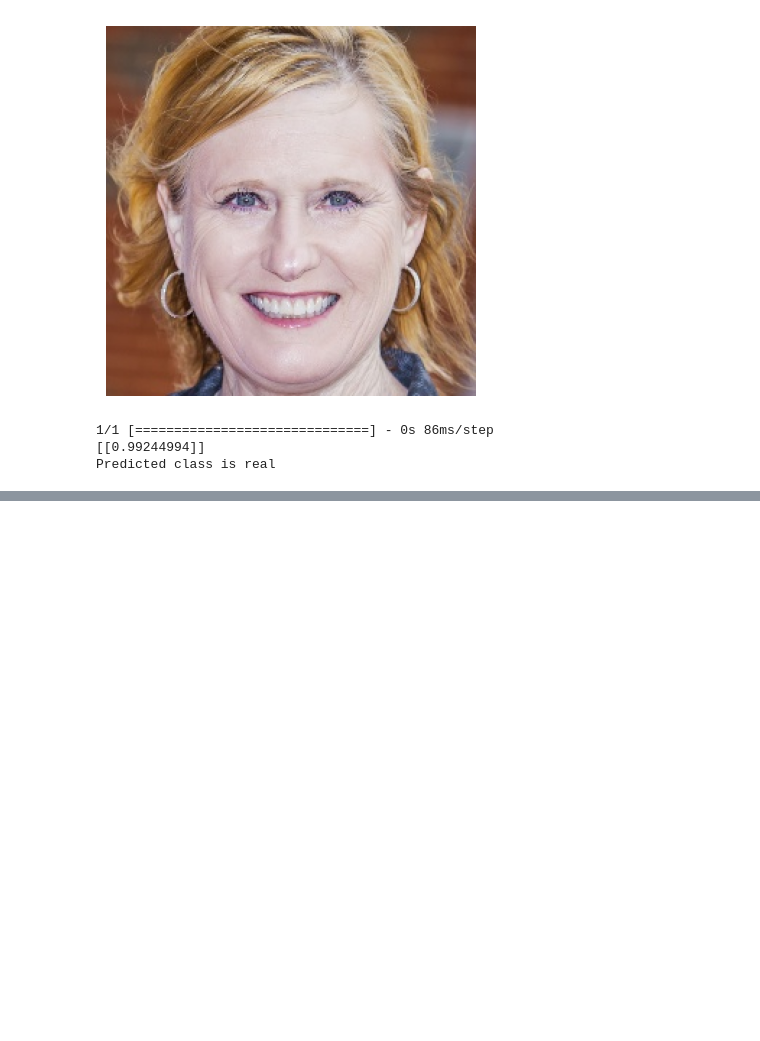
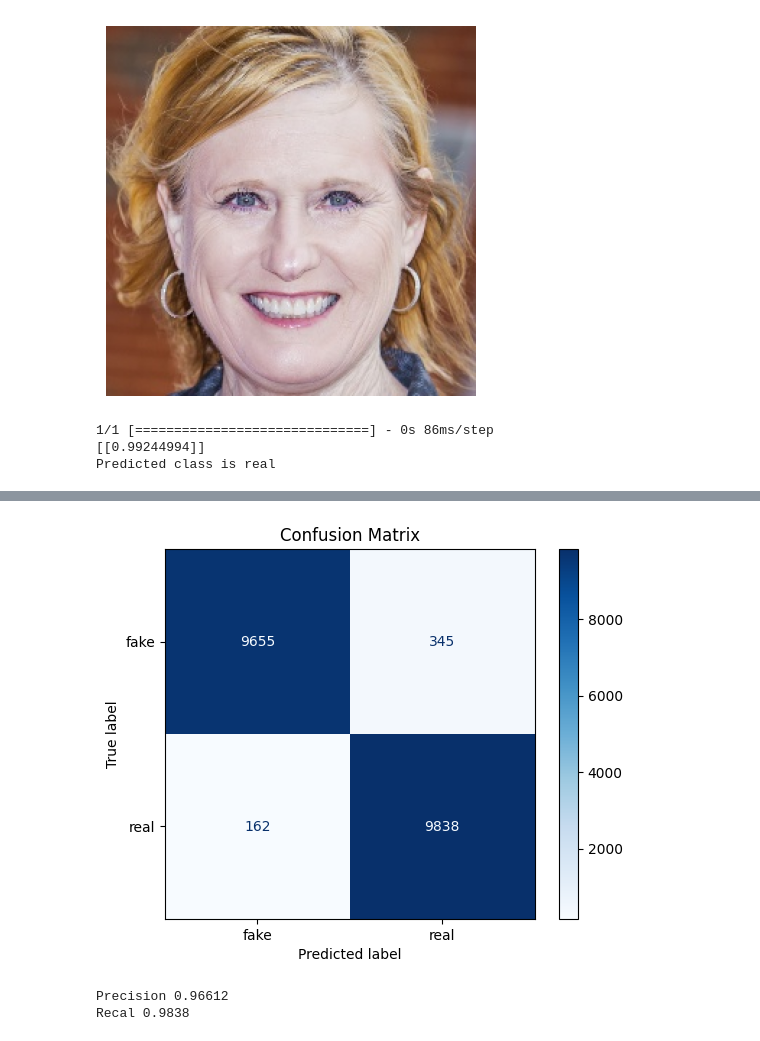
Before and after one commit to dungnd193/graduation-project, a Jupyter notebook: notebook/face_classification.ipynb, the cells around one changed output, grey strips where cells are left out. Drawn from its saved outputs; the diff is of its cells as text; code cells hidden in the pictures; blank space fills up the shorter version.

Commit message:
calculate pre, re for ai generated images classification

```diff
--- a/notebook/face_classification.ipynb
+++ b/notebook/face_classification.ipynb
@@ -275,0 +357,35 @@ Predicted class is real
+# %%
+from tensorflow.keras.metrics import Precision, Recall, BinaryAccuracy
+import matplotlib.pyplot as plt
+from sklearn.metrics import confusion_matrix, ConfusionMatrixDisplay
+
+pre = Precision()
+re = Recall()
+acc = BinaryAccuracy()
+
+# Collect true labels and predicted labels
+true_labels = []
+predicted_labels = []
+
+for batch in test.as_numpy_iterator():
+    X, y = batch
+    yhat = model.predict(X)
+    pre.update_state(y, yhat)
+    re.update_state(y, yhat)
+    true_labels.extend(y)
+    predicted_labels.extend(yhat)
+
+# Convert lists to numpy arrays
+true_labels = np.array(true_labels)
+predicted_labels = np.array(predicted_labels) > 0.5  # Convert probabilities to binary labels
+
+# Compute confusion matrix
+cm = confusion_matrix(true_labels, predicted_labels)
+
+# Plot confusion matrix
+disp = ConfusionMatrixDisplay(confusion_matrix=cm, display_labels=class_names)
+disp.plot(cmap=plt.cm.Blues)
+plt.title('Confusion Matrix')
+plt.show()
+print('Precision',pre.result().numpy(), "\nRecal",re.result().numpy())
+# %% [output]
@@ -275,0 +409,3 @@ Predicted class is real
+[figure, added]
+Precision 0.96612
+Recal 0.9838
```
Also changed, not shown: parts of 3 cells of this notebook.
